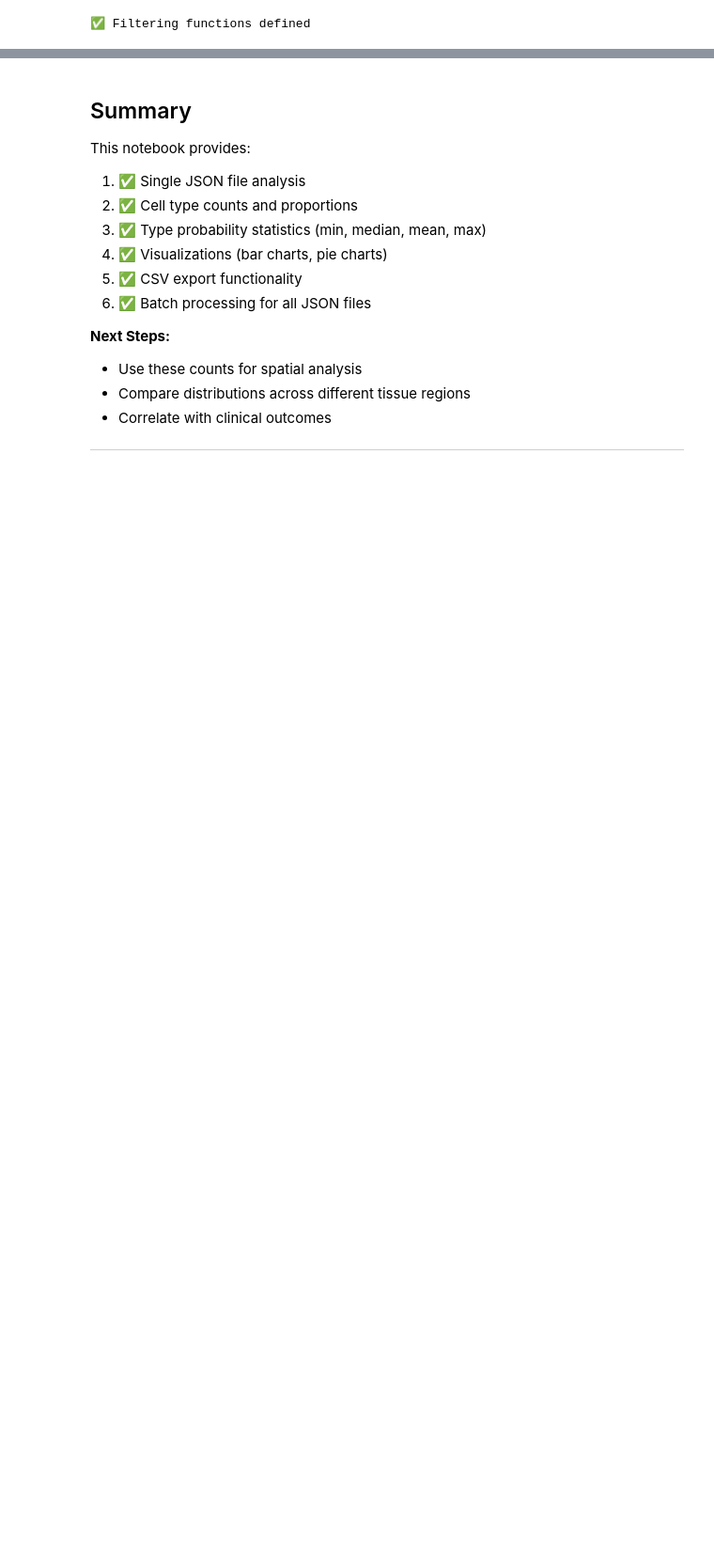
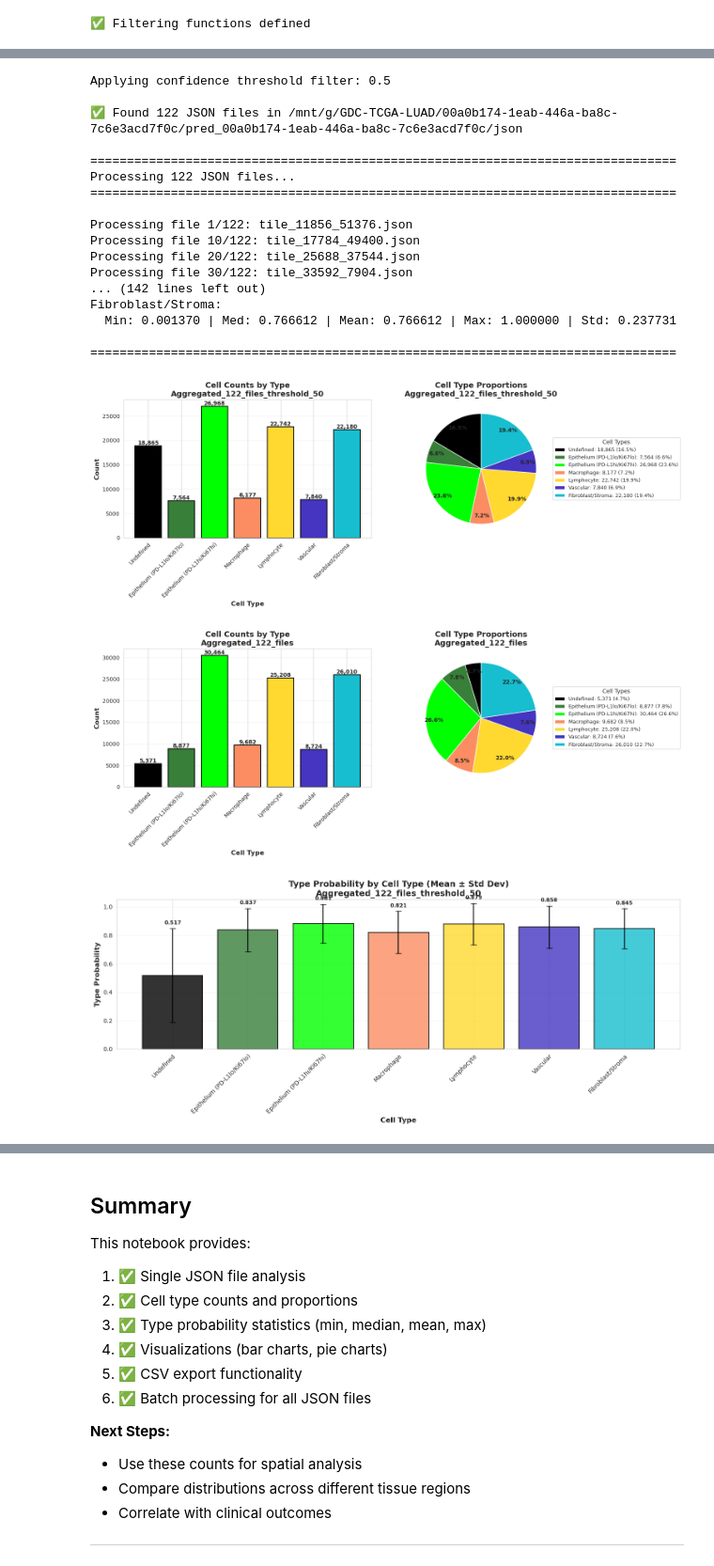
Before and after one commit to OceanBear/image_analysis_scripts, a Jupyter notebook: quantitative_analysis/cell_type_distribution.ipynb, the cells around one changed output, grey strips where cells are left out. Shown at 94% size. Drawn from its saved outputs; the diff is of its cells as text; code cells hidden in the pictures; blank space fills up the shorter version.

```diff
--- a/quantitative_analysis/cell_type_distribution.ipynb
+++ b/quantitative_analysis/cell_type_distribution.ipynb
@@ -1136,0 +888,48 @@ aggregated_unfiltered, aggregated_filtered = run_batch_analysis(json_directory,
+# %%
+# ⚠️ UPDATE THIS PATH TO YOUR JSON DIRECTORY
+json_directory = "/mnt/g/GDC-TCGA-LUAD/00a0b174-1eab-446a-ba8c-7c6e3acd7f0c/pred_00a0b174-1eab-446a-ba8c-7c6e3acd7f0c/json"
+
+# ⚠️ Set your threshold here (default: 0.5)
+BATCH_THRESHOLD = 0.5
+
+print(f"Applying confidence threshold filter: {BATCH_THRESHOLD}\n")
+# Get unfiltered results
+all_results = analyze_multiple_json_files(json_directory, apply_filter=False)
+aggregated_unfiltered = aggregate_results(all_results, is_filtered=False)
+
+# Get filtered results
+filtered_results = analyze_multiple_json_files(json_directory, apply_filter=True, threshold=BATCH_THRESHOLD)
+aggregated_filtered = aggregate_results(filtered_results, is_filtered=True)
+
+print("\n📊 Generating comparison visualizations...\n")
+
+display_results(aggregated_filtered)
+display_results(aggregated_unfiltered)
+# Display filtered results
+plot_cell_type_distribution(aggregated_filtered)
+plot_cell_type_distribution(aggregated_unfiltered)
+
+# Create comparison visualizations
+plot_type_probability_distribution(aggregated_filtered)
+plot_type_probability_distribution(aggregated_unfiltered)
+# %% [output]
+Applying confidence threshold filter: 0.5
+
+✅ Found 122 JSON files in /mnt/g/GDC-TCGA-LUAD/00a0b174-1eab-446a-ba8c-7c6e3acd7f0c/pred_00a0b174-1eab-446a-ba8c-7c6e3acd7f0c/json
+
+================================================================================
+Processing 122 JSON files...
+================================================================================
+
+Processing file 1/122: tile_11856_51376.json
+Processing file 10/122: tile_17784_49400.json
+Processing file 20/122: tile_25688_37544.json
+Processing file 30/122: tile_33592_7904.json
+... (142 lines left out)
+Fibroblast/Stroma:
+  Min: 0.001370 | Med: 0.766612 | Mean: 0.766612 | Max: 1.000000 | Std: 0.237731
+
+================================================================================
+[figure, added]
+[figure, added]
+[figure, added]
```
Also changed, not shown: parts of 17 cells of this notebook, 7 other files.
